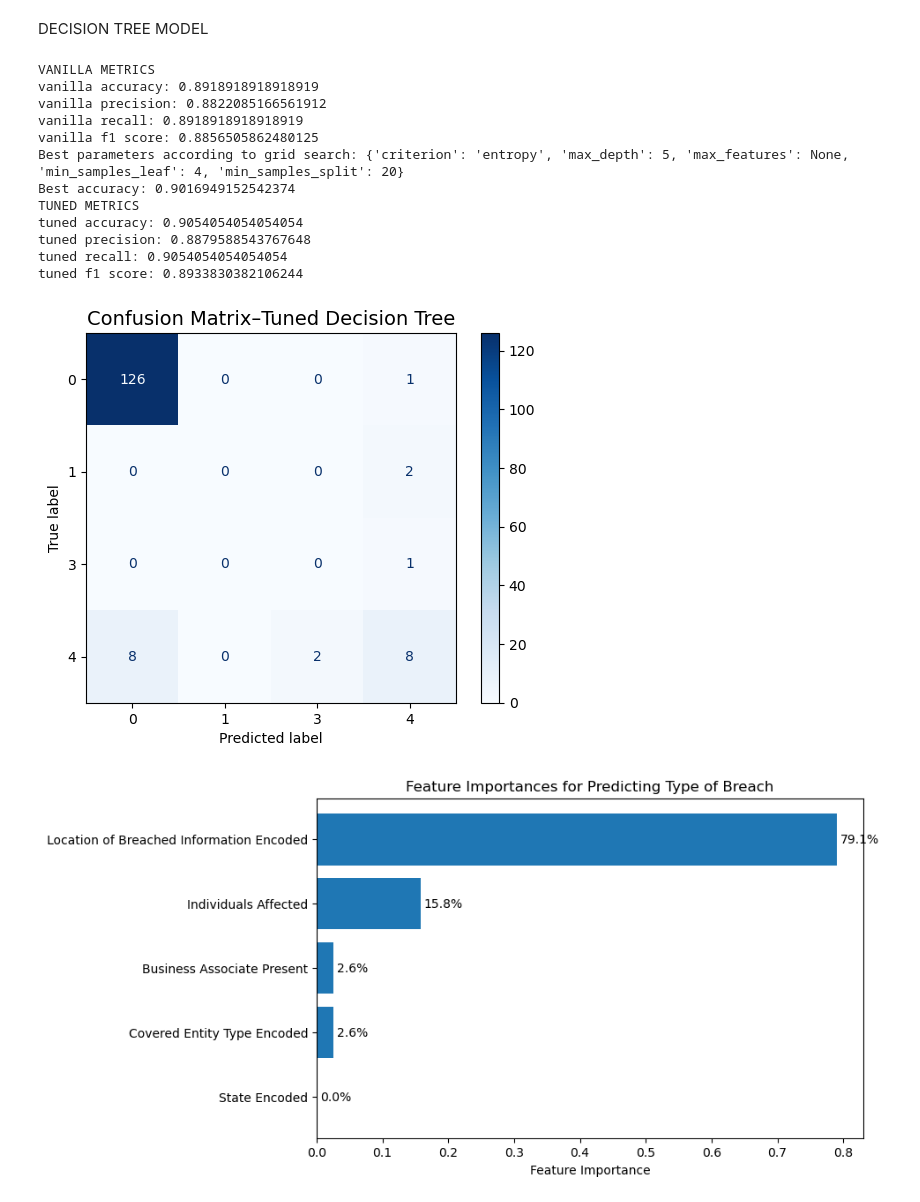
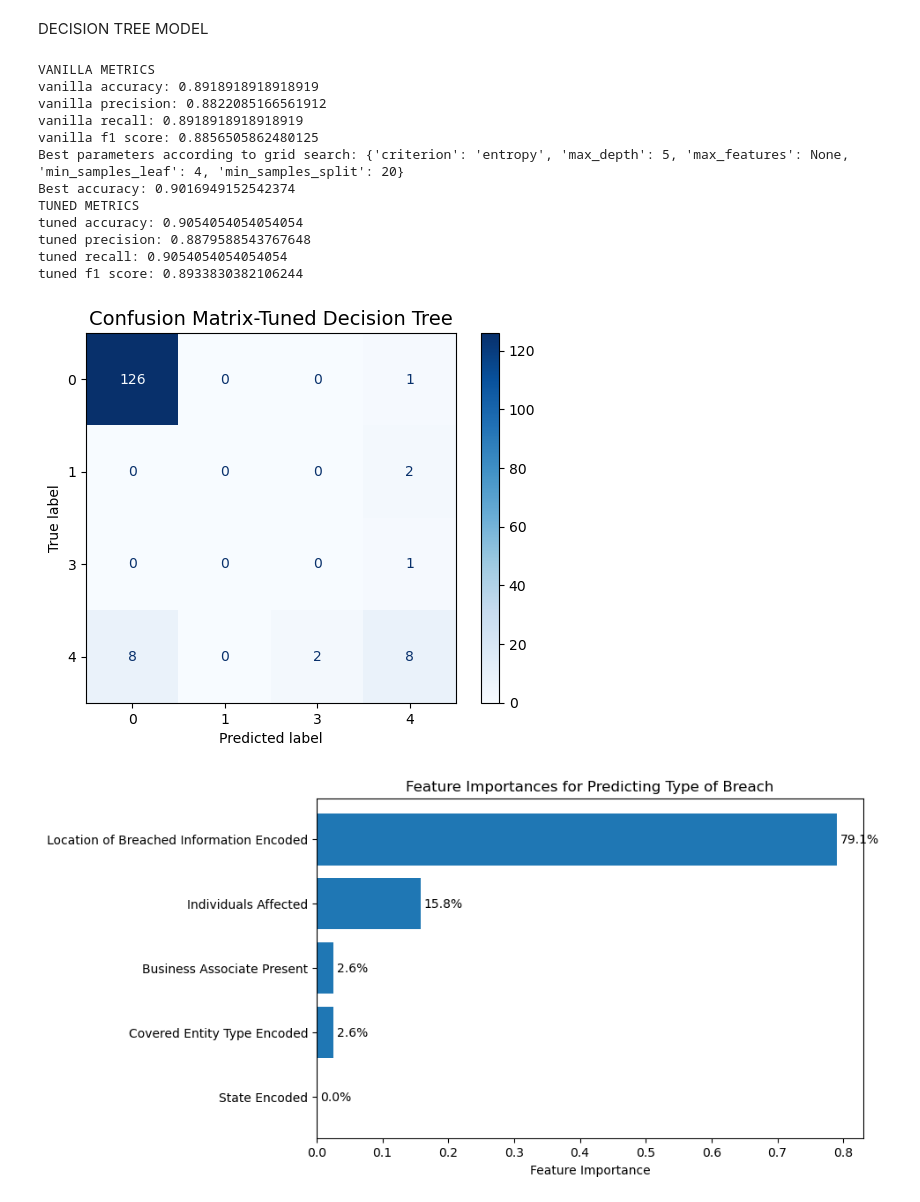
Before and after one commit to aaditiparabs/ds3001-finalprojcode, a Jupyter notebook: aaditicopy_decisiontree.ipynb, the cells around one changed output. Cells and saved outputs as stored; diff of their text form; code cells hidden in the pictures.

```diff
--- a/aaditicopy_decisiontree.ipynb
+++ b/aaditicopy_decisiontree.ipynb
@@ -5,7 +5,7 @@ import matplotlib.pyplot as plt
 from sklearn.preprocessing import LabelEncoder, MultiLabelBinarizer
 # %%
 #read in our dataset
-df = pd.read_excel('breach_report.csv')
+df = pd.read_excel('breach_report.csv.xlsx')
 df.columns
 # %% [output]
 Index(['Name of Covered Entity', 'State', 'Covered Entity Type',
@@ -141,9 +141,11 @@ grid = GridSearchCV(
 grid.fit(X_train, y_train)
 
 print("Best parameters according to grid search:", grid.best_params_)
+#{'criterion': 'entropy', 'max_depth': 5, 'max_features': None, 'min_samples_leaf': 4, 'min_samples_split': 20}
+
 print("Best accuracy:", grid.best_score_)
 
-# metrics based on this tuned tree:
+# tuned tree based on grid search paramaeters:
 tuned_tree=DecisionTreeClassifier(random_state=3001, criterion='entropy', max_depth=5, max_features=None, min_samples_leaf=4, min_samples_split=20)
 tuned_tree.fit(X_train, y_train)
 y_pred_tuned = tuned_tree.predict(X_test)
@@ -162,27 +164,27 @@ print("tuned f1 score: "+str(f1score_tune))
 
 #confusion matrix for tuned tree
 cm = confusion_matrix(y_test, y_pred_tuned)
-disp = ConfusionMatrixDisplay(confusion_matrix=cm, display_labels=tuned_tree.classes_)
-disp.plot(cmap="Blues")
-plt.title("Confusion Matrix–Tuned Decision Tree", fontsize=14)
+visual = ConfusionMatrixDisplay(confusion_matrix=cm, display_labels=tuned_tree.classes_)
+visual.plot(cmap="Blues")
+plt.title("Confusion Matrix-Tuned Decision Tree", fontsize=14)
 plt.show()
 
 #plot the top features
 importances = tuned_tree.feature_importances_
 features = np.array(X_clean.columns)
-sorte = np.argsort(importances)[::-1]
+sorte = np.argsort(importances)[::-1] #sort so it shows in decreasing order of importance
 plt.figure(figsize=(8,5))
 
 plt.barh(features[sorte], importances[sorte])
 plt.xlabel('Feature Importance')
 plt.title('Feature Importances for Predicting Type of Breach')
-plt.gca().invert_yaxis()  # so biggest feature is at the top
+plt.gca().invert_yaxis()  #so biggest feature is at the top
 
-for i, v in enumerate(importances[sorte]):
+for i, v in enumerate(importances[sorte]): #add the percentage text
     plt.text(
-        v + 0.005,         # x-position (slightly to the right of bar)
-        i,                 # y-position (bar index)
-        f"{v*100:.1f}%",   # format as percentage
+        v + 0.005,
+        i,
+        f"{v*100:.1f}%",
         va='center'
     )
 
@@ -194,39 +196,34 @@ plt.show()
 
 
 #visualize final tree
 plt.figure(figsize=(18,8))
 plot_tree(tuned_tree, filled=True, feature_names=list(X_clean.columns), fontsize=10)
 plt.title('Tuned Decision Tree Predicting Type of Breach')
 plt.show()
 
 ##printing table of metrics
 metrics_table = {
     "Vanilla Model": [acc, prec, rec, f1score],
     "Tuned Model": [acc_tune, prec_tune, rec_tune, f1score_tune]
 }
-
-# Define row names (index labels)
 row_names = ["Accuracy", "Precision", "Recall", "F1 Score"]
-
 metric_df = pd.DataFrame(metrics_table, index=row_names)
-
-# Display the DataFrame
 print("Vanilla and Tuned Model Metrics:")
 print(metric_df)
 # %% [output]
 VANILLA METRICS
 vanilla accuracy: 0.8918918918918919
 vanilla precision: 0.8822085166561912
 vanilla recall: 0.8918918918918919
 vanilla f1 score: 0.8856505862480125
 Best parameters according to grid search: {'criterion': 'entropy', 'max_depth': 5, 'max_features': None, 'min_samples_leaf': 4, 'min_samples_split': 20}
 Best accuracy: 0.9016949152542374
 TUNED METRICS
 tuned accuracy: 0.9054054054054054
 tuned precision: 0.8879588543767648
 tuned recall: 0.9054054054054054
 tuned f1 score: 0.8933830382106244
-[figure, old version]
+[figure, new version]
 [figure]
 [figure]
 Vanilla and Tuned Model Metrics:
```
